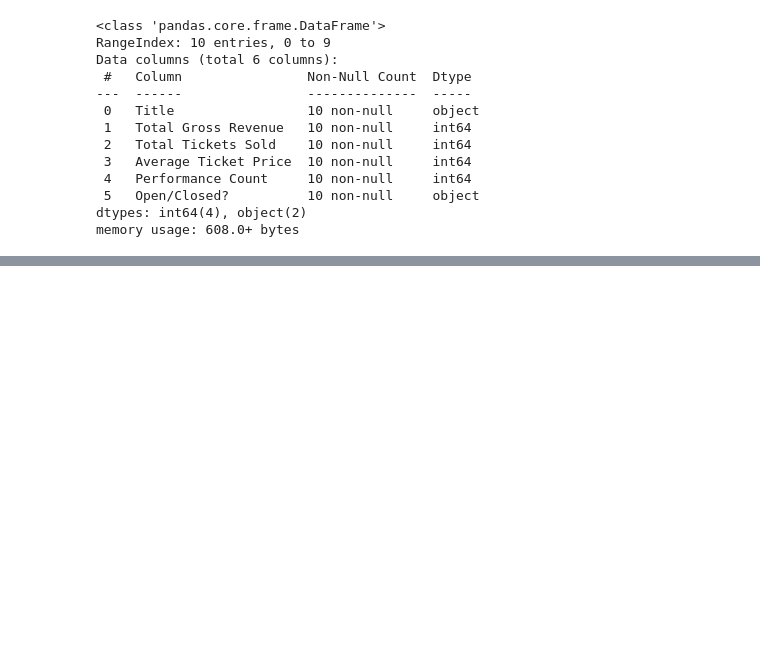
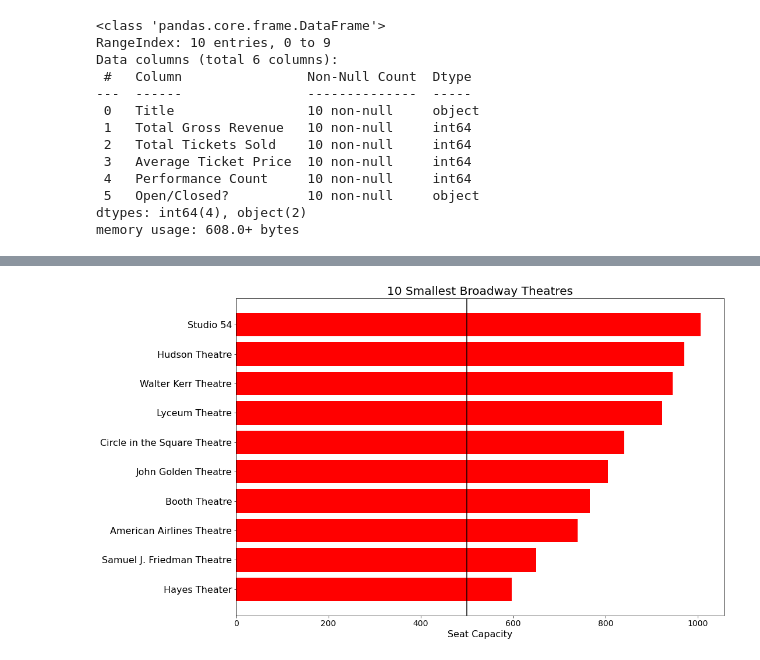
Before and after one commit to abihelvey/Broadway-Success, a Jupyter notebook: notebooks/overview_visualizations.ipynb, the cells around one changed output, grey strips where cells are left out. Cells and saved outputs as stored; diff of their text form; code cells hidden in the pictures; blank space fills up the shorter version.

```diff
--- a/notebooks/overview_visualizations.ipynb
+++ b/notebooks/overview_visualizations.ipynb
@@ -111,0 +178,5 @@ plt.show()
+# %%
+theatres_10small = theatres.iloc[31:41]
+theatres_10small.sort_values(by=['Capacity'], ascending=True, inplace=True)
+theatres_10small.reset_index(inplace=True)
+theatres_10small
@@ -111,0 +210,11 @@ plt.show()
+# %%
+plt.figure(figsize=(15,10))
+plt.barh(theatres_10small['Theatre'], theatres_10small['Capacity'], color='r')
+plt.title('10 Smallest Broadway Theatres', fontsize=20)
+plt.xlabel('Seat Capacity', fontsize=16)
+plt.yticks(fontsize=16)
+plt.xticks(fontsize=14)
+plt.axvline(x=500, color='black')
+plt.show()
+# %% [output]
+[figure, added]
```
Also changed, not shown: parts of 11 cells of this notebook.
